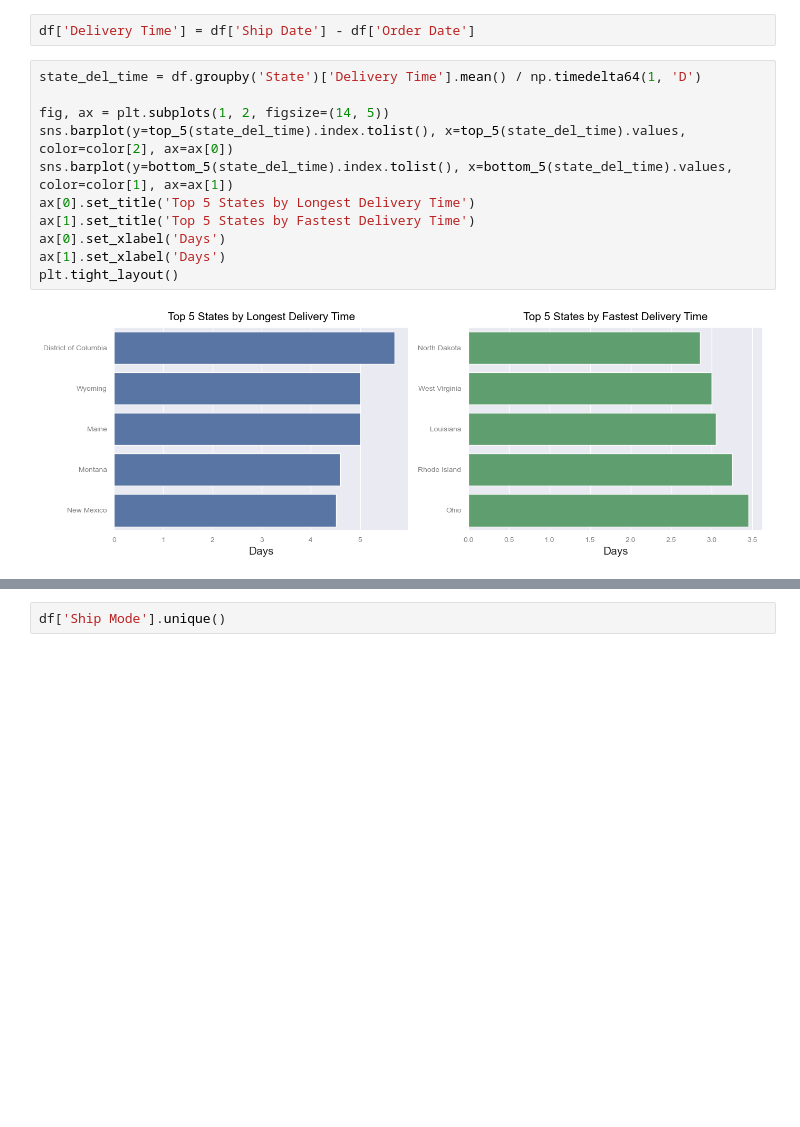
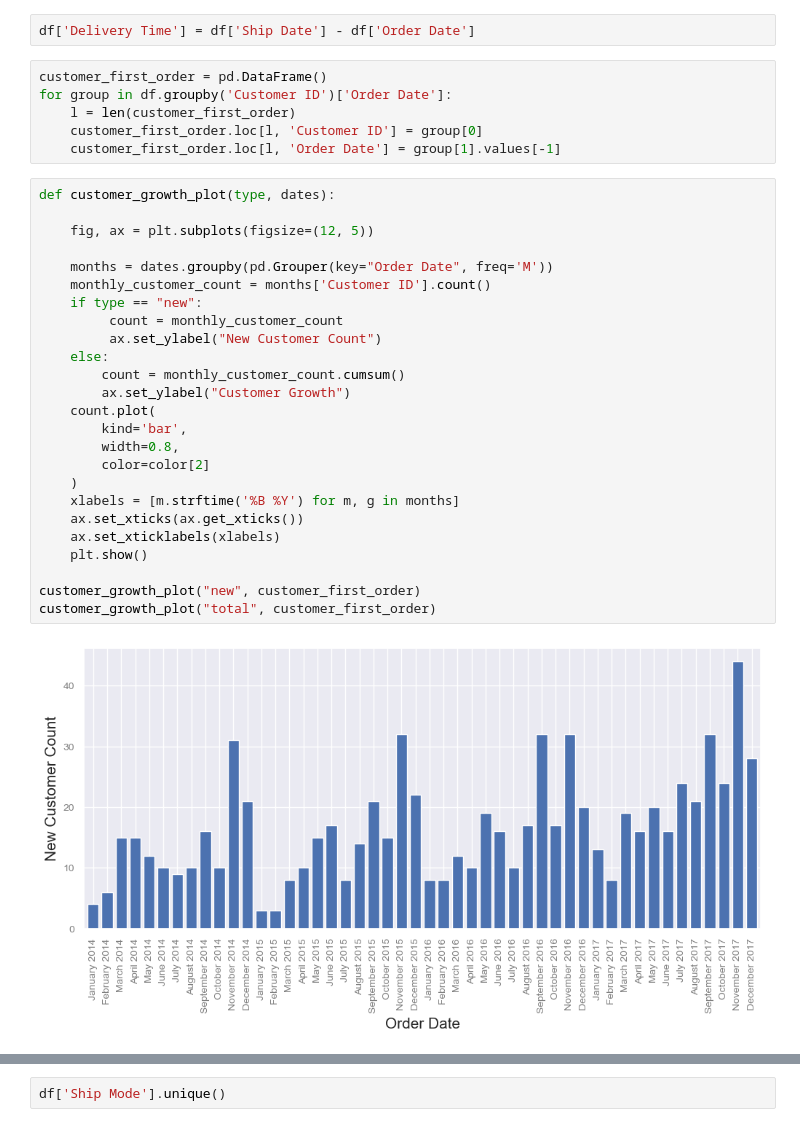
Before and after one commit to mks-0/code-academy, a Jupyter notebook: E-Commerce/e-com-eda.ipynb, the cells around one changed output, grey strips where cells are left out. Saved outputs shown, nothing was run; the diff lists cells and outputs as text; blank space fills up the shorter version.

```diff
--- a/E-Commerce/e-com-eda.ipynb
+++ b/E-Commerce/e-com-eda.ipynb
@@ -404,15 +446,35 @@ fig.add_child(m)
 # %%
 df['Delivery Time'] = df['Ship Date'] - df['Order Date']
-# %%
-state_del_time = df.groupby('State')['Delivery Time'].mean() / np.timedelta64(1, 'D')
-
-fig, ax = plt.subplots(1, 2, figsize=(14, 5))
-sns.barplot(y=top_5(state_del_time).index.tolist(), x=top_5(state_del_time).values, color=color[2], ax=ax[0])
-sns.barplot(y=bottom_5(state_del_time).index.tolist(), x=bottom_5(state_del_time).values, color=color[1], ax=ax[1])
-ax[0].set_title('Top 5 States by Longest Delivery Time')
-ax[1].set_title('Top 5 States by Fastest Delivery Time')
-ax[0].set_xlabel('Days')
-ax[1].set_xlabel('Days')
-plt.tight_layout()
-# %% [output]
-[figure, removed]
+# %%
+customer_first_order = pd.DataFrame()
+for group in df.groupby('Customer ID')['Order Date']:
+    l = len(customer_first_order)
+    customer_first_order.loc[l, 'Customer ID'] = group[0]
+    customer_first_order.loc[l, 'Order Date'] = group[1].values[-1]
+# %%
+def customer_growth_plot(type, dates):
+
+    fig, ax = plt.subplots(figsize=(12, 5))
+
+    months = dates.groupby(pd.Grouper(key="Order Date", freq='M'))
+    monthly_customer_count = months['Customer ID'].count()
+    if type == "new":
+         count = monthly_customer_count
+         ax.set_ylabel("New Customer Count")
+    else:
+        count = monthly_customer_count.cumsum()
+        ax.set_ylabel("Customer Growth")
+    count.plot(
+        kind='bar',
+        width=0.8,
+        color=color[2]
+    )
+    xlabels = [m.strftime('%B %Y') for m, g in months]
+    ax.set_xticks(ax.get_xticks())
+    ax.set_xticklabels(xlabels)
+    plt.show()
+
+customer_growth_plot("new", customer_first_order)
+customer_growth_plot("total", customer_first_order)
+# %% [output]
+[figure, added]
```
Also changed, not shown: parts of 21 cells of this notebook.
